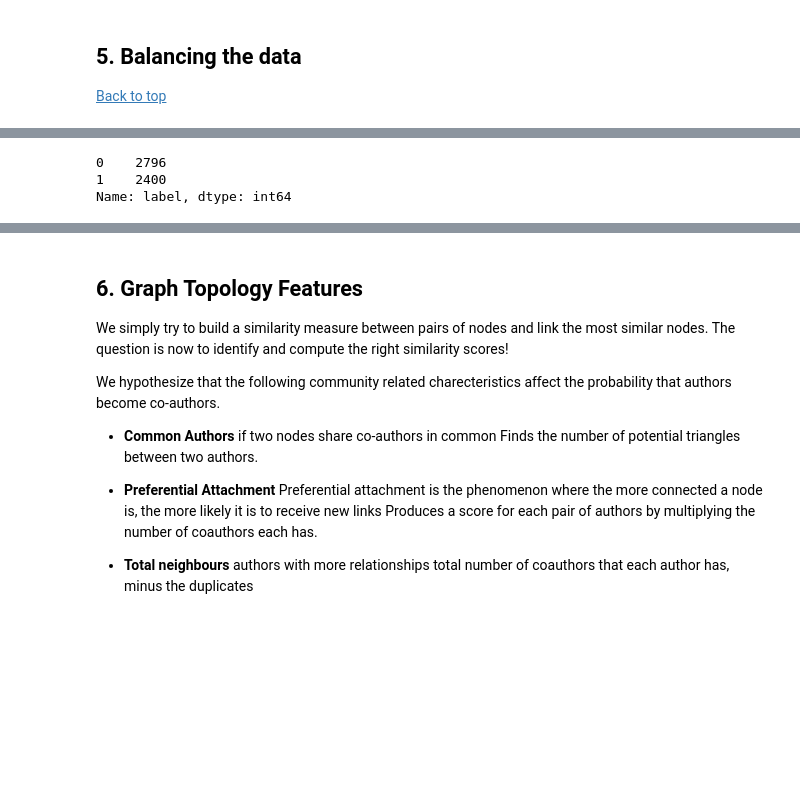
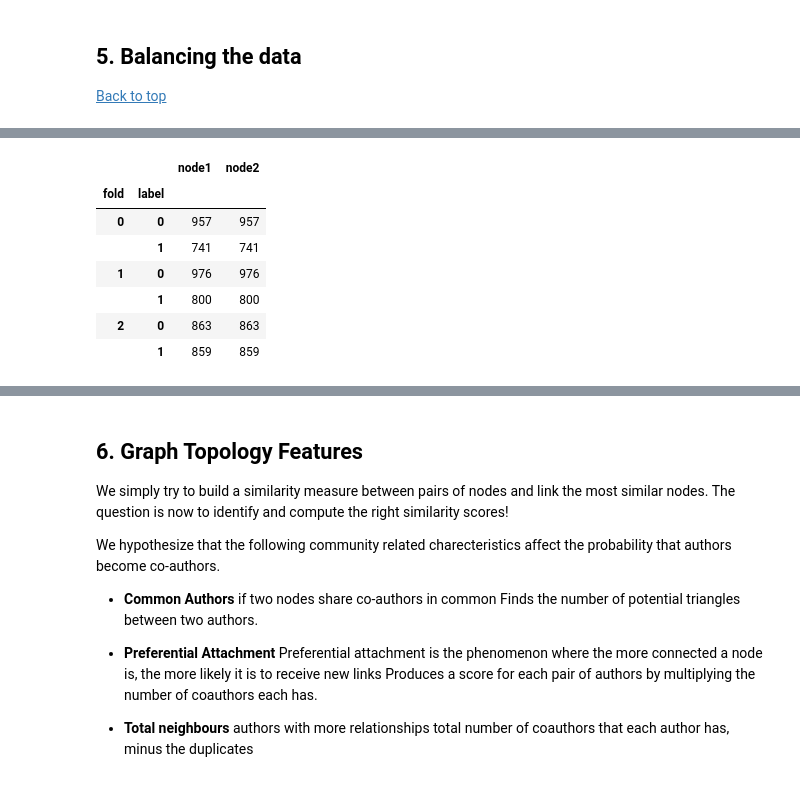
Before and after one commit to areias/link-prediction, a Jupyter notebook: coauthor-link-prediction.ipynb, the cells around one changed output, grey strips where cells are left out. Saved outputs shown, nothing was run; the diff lists cells and outputs as text; code cells hidden in the pictures; blank space fills up the shorter version.

Commit message:
first attempt at labelling nodes with folds

```diff
--- a/coauthor-link-prediction.ipynb
+++ b/coauthor-link-prediction.ipynb
@@ -249,9 +253,18 @@ graphdb.run("""MATCH ()-[p]-()
 ## <a id="balancing">5. Balancing the data </a>
 
 [Back to top](#top)
-# %%
-# Existing links in early co-authors graph
-train_existing_links = graphdb.run("""
-    MATCH (author:Author)-[:CO_AUTHOR_EARLY]->(other:Author)
-    RETURN id(author) AS node1, id(other) AS node2, 1 AS label
-    """).to_data_frame()
+# %%
+# Existing links in early co-authors graph
+train_existing_links = graphdb.run("""
+    MATCH (author:Author)-[r:CO_AUTHOR_EARLY]->(other:Author)
+    WITH author AS node1, other AS node2, 1 AS label, rand() as rand
+    SET node1.fold = CASE
+            WHEN rand <= 0.33 THEN 0
+            WHEN rand > 0.33 AND rand <= 0.66 THEN 1
+            WHEN rand > 0.66 THEN 2 END,
+        node2.fold = CASE
+            WHEN rand <= 0.33 THEN 0
+            WHEN rand > 0.33 AND rand <= 0.66 THEN 1
+            WHEN rand > 0.66 THEN 2 END
+    RETURN id(node1) AS node1, id(node2) AS node2, label, node1.fold AS fold
+    """).to_data_frame()
@@ -259,8 +280,16 @@ train_existing_links = graphdb.run("""
 # Authors two or three hops away from an existing early co-author pair that are not connected themselves
 train_missing_links = graphdb.run("""
     MATCH (author:Author)
-    WHERE (author)-[:CO_AUTHOR_EARLY]-()
     MATCH (author)-[:CO_AUTHOR_EARLY*2..3]-(other)
     WHERE not((author)-[:CO_AUTHOR_EARLY]-(other))
-    RETURN id(author) AS node1, id(other) AS node2, 0 AS label
+    WITH author AS node1, other AS node2, 0 AS label, rand() AS rand
+    SET node1.fold = CASE
+            WHEN rand <= 0.33 THEN 0
+            WHEN rand > 0.33 AND rand <= 0.66 THEN 1
+            WHEN rand > 0.66 THEN 2 END,
+        node2.fold = CASE
+            WHEN rand <= 0.33 THEN 0
+            WHEN rand > 0.33 AND rand <= 0.66 THEN 1
+            WHEN rand > 0.66 THEN 2 END
+    RETURN id(node1) AS node1, id(node2) AS node2, label, node1.fold AS fold
     """).to_data_frame()
@@ -267,12 +304,19 @@ train_missing_links = graphdb.run("""
 # %%
 train_missing_links = train_missing_links.drop_duplicates()
 training_df = train_missing_links.append(train_existing_links, ignore_index=True)
 training_df['label'] = training_df['label'].astype('category')
-training_df['label'].value_counts()
+training_df['fold'] = training_df['fold'].astype('category')
+
+training_df.groupby(['fold','label']).count()
 # %% [output]
-0    2796
-1    2400
-Name: label, dtype: int64
+|  |  | node1 | node2 |
+| fold | label |  |  |
+| 0 | 0 | 957 | 957 |
+|  | 1 | 741 | 741 |
+| 1 | 0 | 976 | 976 |
+|  | 1 | 800 | 800 |
+| 2 | 0 | 863 | 863 |
+|  | 1 | 859 | 859 |
 # %%
 from collections import Counter
 
```
Also changed, not shown: parts of 17 cells of this notebook.
